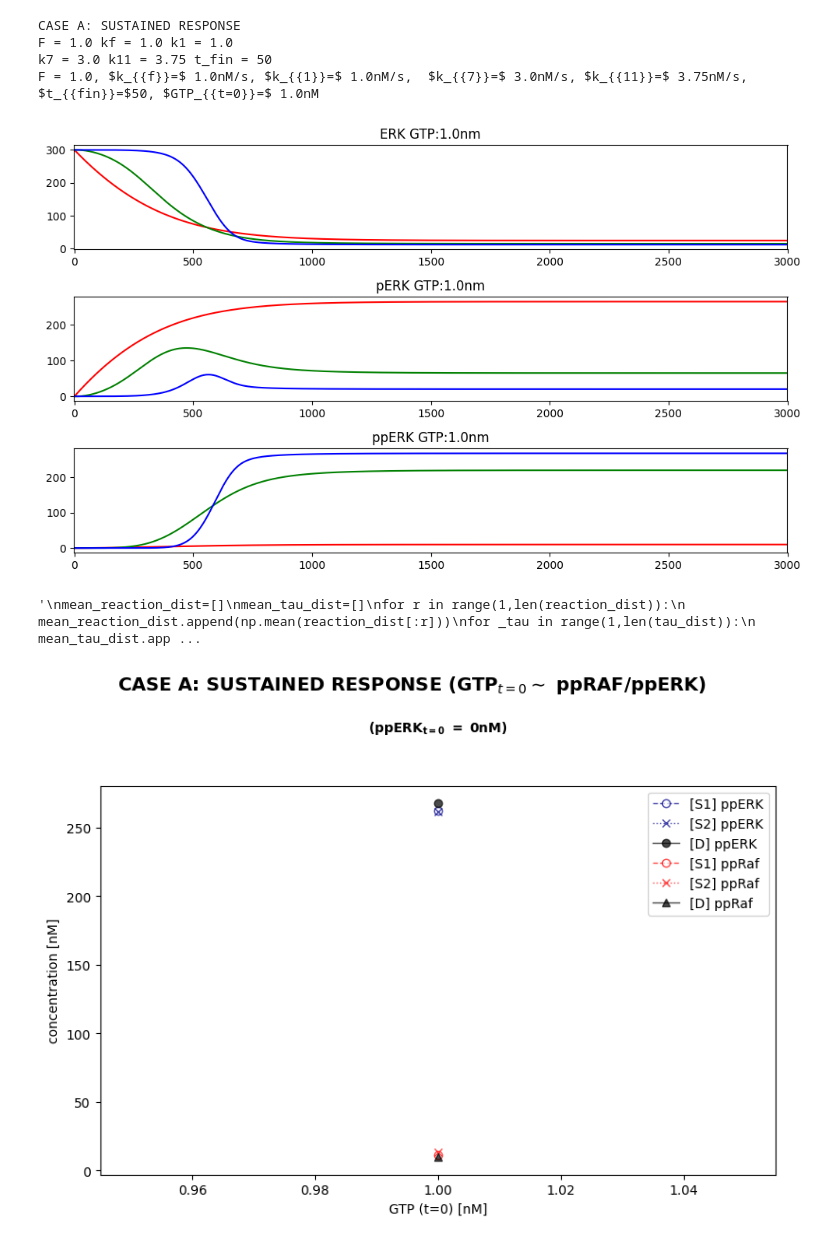
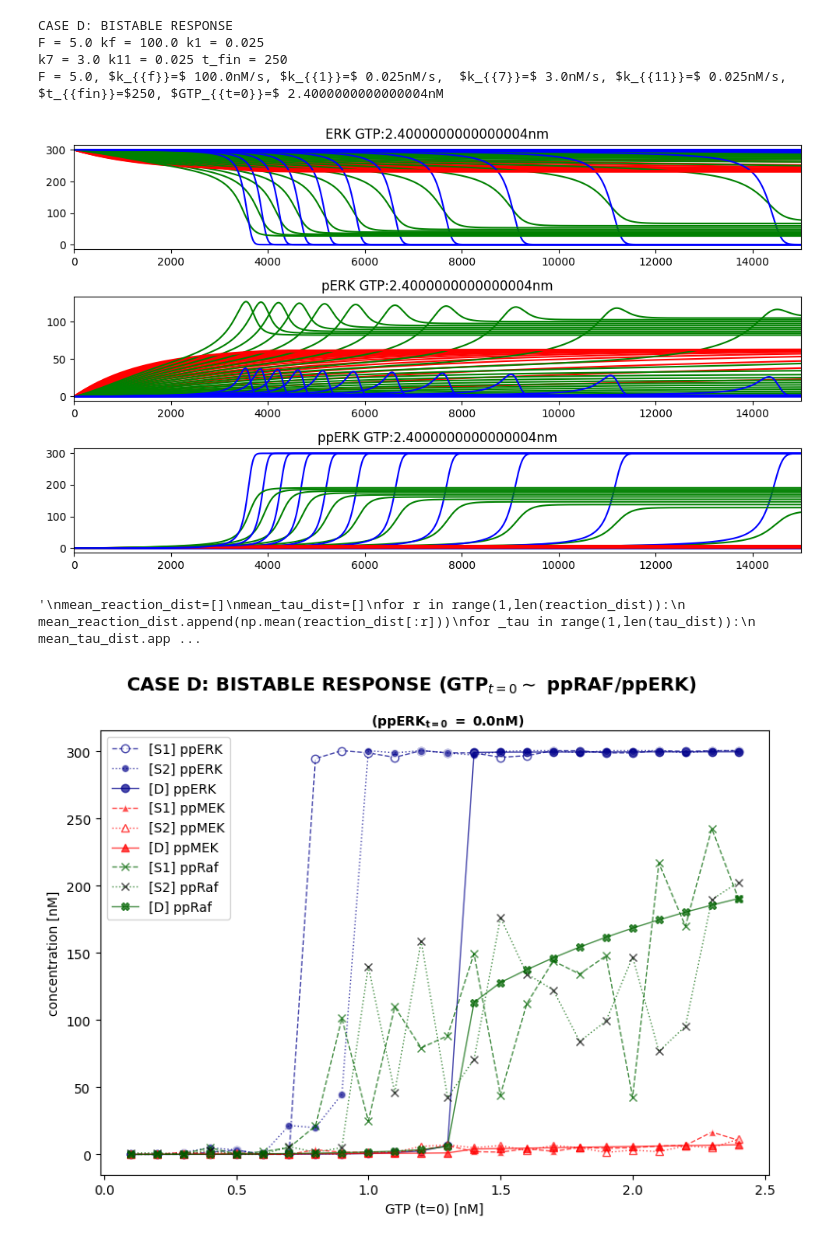
Before and after one commit to peter-clark/comp-sys-bio, a Jupyter notebook: mapK_stochastic.ipynb, the cells around one changed output. Cells and saved outputs as stored; diff of their text form; code cells hidden in the pictures.

Commit message:
Final commit before handing in report. GTP graph much cleaner and final info added to plots.

```diff
--- a/mapK_stochastic.ipynb
+++ b/mapK_stochastic.ipynb
@@ -41,10 +41,10 @@ km13    = 300.0
 initial = [0] * nequ
 initial[0] = initial[3] = initial[6] = 300.0 # RAF - MEK - ERK
 
-SUSTAINED   = True
+SUSTAINED   = False
 TRANSIENT   = False
 OSCILLATORY = False
-BISTABLE    = False
+BISTABLE    = True
 
 
 
@@ -139,7 +139,7 @@ def dy_dt(y,t):
     return dy
 
 #Integration of ODEs
-GTP = np.arange(1,1.5,0.5)
+GTP = np.arange(0.1,2.5,0.1)
 #GTP=np.append(GTP,np.arange(12.5,42.5,2.5)) # IF extra testing req
 fig, ax = plt.subplots(3,1, figsize=(10,6))
 lines = []
@@ -159,38 +159,38 @@ for gtp in GTP:
     # HERE
     #lines.append(sol.values)
     means = sol.tail(20).mean()
     STEADYSTATE_DETERMINISTIC.append(means.values)
     sol.index = t
     sol.index = sol.index/60
 
     #fig, ax = plt.subplots(3,1, figsize=(10,6))
     colors=['red', 'red', 'red', 'green', 'green', 'green', 'blue', 'blue', 'blue']
     for i, col in enumerate(sol.columns):
         r = i // 3
         c = i % 3
         # print init cond.
         #print(f"{cols[i]}:[{initial[i]:.1f}]", end='-' if c!=2 else "\n")
 
         ax[c].plot(t, sol[col], color=colors[i], label=col)
         ax[c].set_title(f'{col} GTP:{gtp}nm')
         #ax[c].legend()
         ax[c].set_xlim(-2,t_min*60)
 STEADYSTATE_DETERMINISTIC = pd.DataFrame(
     STEADYSTATE_DETERMINISTIC,
     columns=sol.columns,
     index=GTP
 )
 _GTP = gtp
 _PARAMS += r", $GTP_{{t=0}}=$" + f" {_GTP}nM"
 print(_PARAMS)
 plt.tight_layout()
 plt.show()
 # %% [output]
-CASE A: SUSTAINED RESPONSE
-F = 1.0 kf = 1.0 k1 = 1.0
-k7 = 3.0 k11 = 3.75 t_fin = 50
-F = 1.0, $k_{{f}}=$ 1.0nM/s, $k_{{1}}=$ 1.0nM/s,  $k_{{7}}=$ 3.0nM/s, $k_{{11}}=$ 3.75nM/s,  $t_{{fin}}=$50, $GTP_{{t=0}}=$ 1.0nM
+CASE D: BISTABLE RESPONSE
+F = 5.0 kf = 100.0 k1 = 0.025
+k7 = 3.0 k11 = 0.025 t_fin = 250
+F = 5.0, $k_{{f}}=$ 100.0nM/s, $k_{{1}}=$ 0.025nM/s,  $k_{{7}}=$ 3.0nM/s, $k_{{11}}=$ 0.025nM/s,  $t_{{fin}}=$250, $GTP_{{t=0}}=$ 2.4000000000000004nM
-[figure, old version]
+[figure, new version]
 # %%
 ##--FUNCTION FOR STOCHASTIC STOCHIOMETRIC GILLESPIE ALGORITHM--##
 NA = 6.022e23
@@ -381,8 +381,8 @@ if PLOT_STEADYSTATE==True:
 
         ax.plot(GTP, STEADYSTATE_STOCHASTIC_2['ppERK'],
                 linestyle=linestyles[5],
-                marker=markers_steadystate[8],
-                mfc='white',mec=colors_steadystate[8],
+                marker=markers_steadystate[0],
+                mec='white',mfc=colors_steadystate[8],
                 color=colors_steadystate[8],
                 alpha=0.7,
                 linewidth=1,
@@ -392,7 +392,7 @@ if PLOT_STEADYSTATE==True:
                 linestyle="-",
                 marker='o',
                 fillstyle='full',
-                color='black',
+                color=colors_steadystate[8],
                 alpha=0.7,
                 linewidth=1,
                 label="[D] ppERK"
@@ -400,31 +400,61 @@ if PLOT_STEADYSTATE==True:
         #------------------------------------------------------------------# ppRaf
         ax.plot(GTP, STEADYSTATE_STOCHASTIC['ppRaf'],
                 linestyle=linestyles[2],
-                marker=markers_steadystate[0],
+                marker=markers_steadystate[1],
+                mec='white',mfc=colors_steadystate[2],
+                color=colors_steadystate[2],
+                alpha=0.7,
+                linewidth=1,
+                label="[S1] ppMEK"
+                )
+        ax.plot(GTP, STEADYSTATE_STOCHASTIC_2['ppRaf'],
+                linestyle=linestyles[5],
+                marker=markers_steadystate[1],
                 mfc='white',mec=colors_steadystate[2],
                 color=colors_steadystate[2],
                 alpha=0.7,
                 linewidth=1,
-                label="[S1] ppRaf"
-                )
-        ax.plot(GTP, STEADYSTATE_STOCHASTIC_2['ppRaf'],
-                linestyle=linestyles[5],
-                marker=markers_steadystate[2],
-                mfc='white',mec=colors_steadystate[2],
-                color=colors_steadystate[2],
-                alpha=0.7,
-                linewidth=1,
-                label="[S2] ppRaf"
+                label="[S2] ppMEK"
                 )
         ax.plot(GTP, STEADYSTATE_DETERMINISTIC['ppRaf'],
                 linestyle="-",
                 marker='^',
                 fillstyle='full',
-                color='black',
+                color=colors_steadystate[2],
                 alpha=0.7,
                 linewidth=1,
-                label="[D] ppRaf"
+                label="[D] ppMEK"
                 )
+        _MEK = True
+        if _MEK == True:
+            #------------------------------------------------------------------# ppMEK
+            ax.plot(GTP, STEADYSTATE_STOCHASTIC['ppMEK'],
+                    linestyle=linestyles[2],
+                    marker=markers_steadystate[2],
+                    mfc='white',mec=colors_steadystate[5],
+                    color=colors_steadystate[5],
+                    alpha=0.7,
+                    linewidth=1,
+                    label="[S1] ppRaf"
+                    )
+            ax.plot(GTP, STEADYSTATE_STOCHASTIC_2['ppMEK'],
+                    linestyle=linestyles[5],
+                    marker=markers_steadystate[2],
+                    mec='black',mfc=colors_steadystate[5],
+                    color=colors_steadystate[5],
+                    alpha=0.7,
+                    linewidth=1,
+                    label="[S2] ppRaf"
+                    )
+            ax.plot(GTP, STEADYSTATE_DETERMINISTIC['ppMEK'],
+                    linestyle="-",
+                    marker='X',
+                    fillstyle='full',
+                    color=colors_steadystate[5],
+                    alpha=0.7,
+                    linewidth=1,
+                    label="[D] ppRaf"
+                    )
 else:
         for _, c in enumerate(cols):
                 ax.plot(GTP, STEADYSTATE_STOCHASTIC[c],
@@ -448,7 +478,7 @@ ax.legend()
 plt.tight_layout()
 plt.show()
 # %% [output]
-[figure, old version]
+[figure, new version]
 # %%
 ## GRAPH SIMULATIONS FOR DETERMINISTIC AND STOCHASTIC DYNAMICS ##
 fig, ax = plt.subplots(3,1, figsize=(11,7))
```
Also changed, not shown: parts of 2 cells of this notebook.
